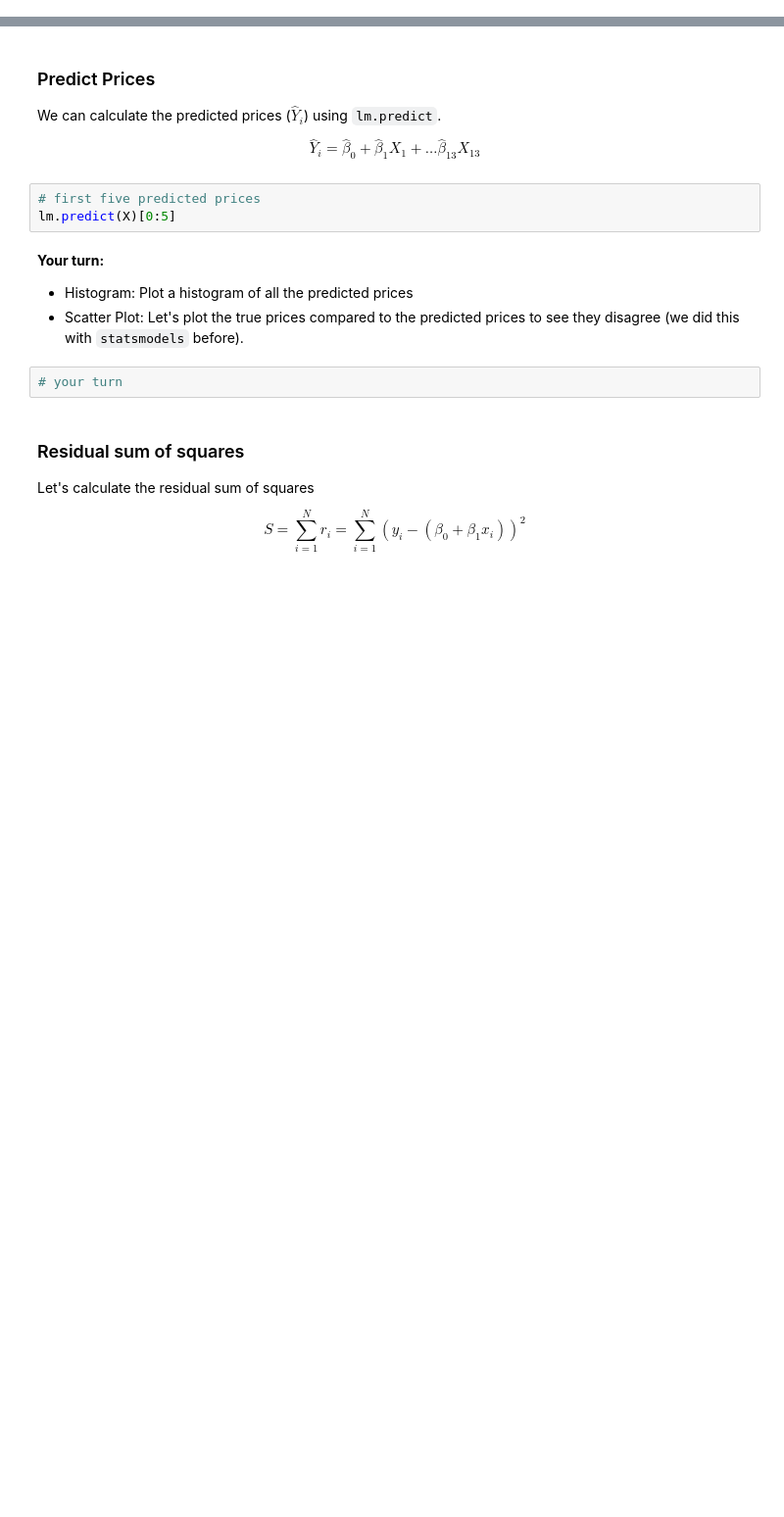
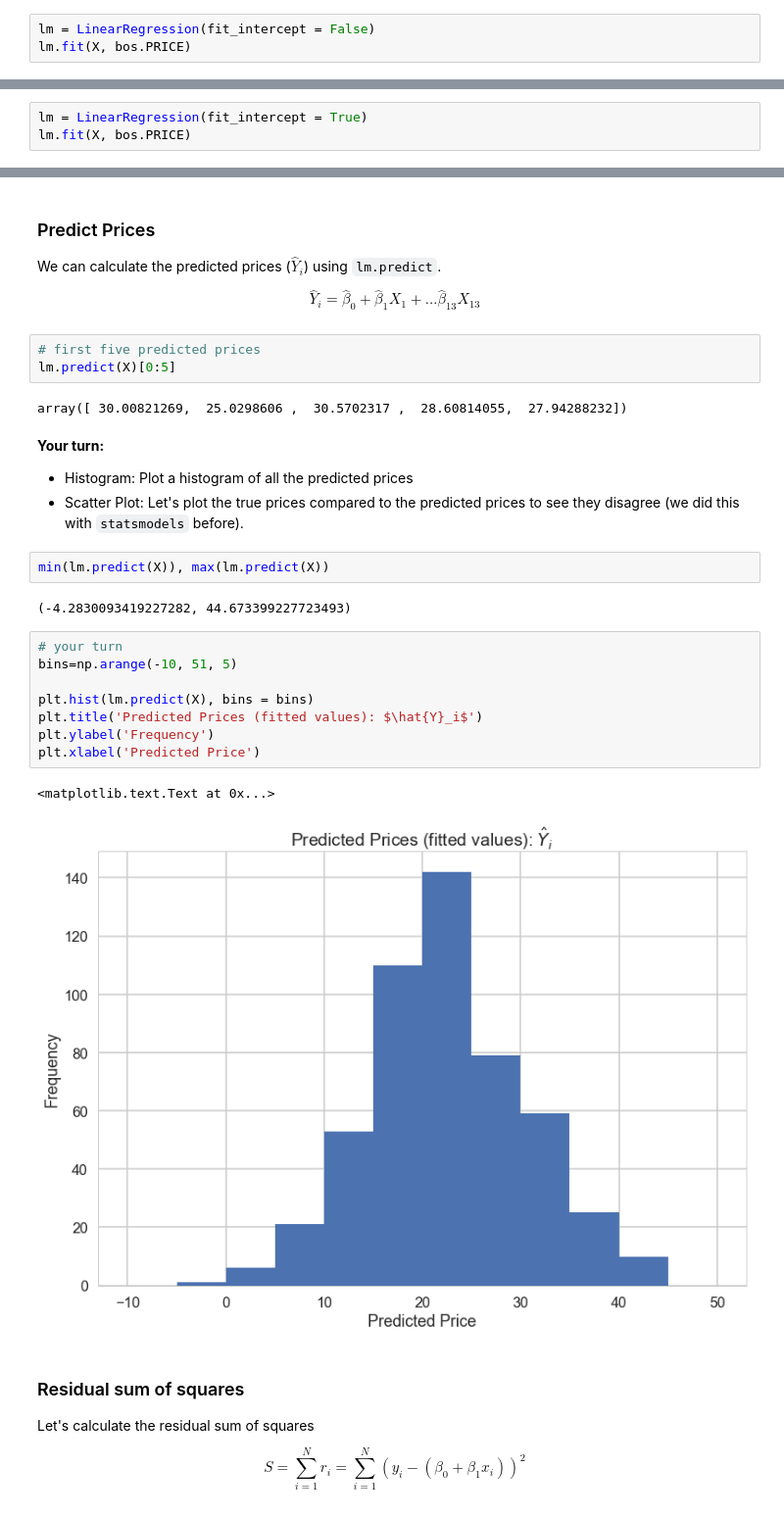
Before and after one commit to AOlden/sb-projects, a Jupyter notebook: linear regression/Mini_Project_Linear_Regression.ipynb, the cells around one changed output, grey strips where cells are left out. Shown at 98% size. Drawn from its saved outputs; the diff is of its cells as text; blank space fills up the shorter version.

```diff
--- a/linear regression/Mini_Project_Linear_Regression.ipynb
+++ b/linear regression/Mini_Project_Linear_Regression.ipynb
@@ -426,2 +461,5 @@ lm.fit(X, bos.PRICE)
 # %% [markdown]
 **Your turn:** How would you change the model to not fit an intercept term? Would you recommend not having an intercept?
+# %%
+lm = LinearRegression(fit_intercept = False)
+lm.fit(X, bos.PRICE)
@@ -427,0 +470,3 @@ lm.fit(X, bos.PRICE)
+# %%
+lm = LinearRegression(fit_intercept = True)
+lm.fit(X, bos.PRICE)
@@ -449,13 +515,28 @@ $$ \hat{Y}_i = \hat{\beta}_0 + \hat{\beta}_1 X_1 + \ldots \hat{\beta}_{13} X_{13
 # %%
 # first five predicted prices
 lm.predict(X)[0:5]
+# %% [output]
+array([ 30.00821269,  25.0298606 ,  30.5702317 ,  28.60814055,  27.94288232])
 # %% [markdown]
 **Your turn:**
 
 * Histogram: Plot a histogram of all the predicted prices
 * Scatter Plot: Let's plot the true prices compared to the predicted prices to see they disagree (we did this with `statsmodels` before).
-# %%
-# your turn
+# %%
+min(lm.predict(X)), max(lm.predict(X))
+# %% [output]
+(-4.2830093419227282, 44.673399227723493)
+# %%
+# your turn
+bins=np.arange(-10, 51, 5)
+
+plt.hist(lm.predict(X), bins = bins)
+plt.title('Predicted Prices (fitted values): $\hat{Y}_i$')
+plt.ylabel('Frequency')
+plt.xlabel('Predicted Price')
+# %% [output]
+<matplotlib.text.Text at 0x...>
+[figure, added]
 # %% [markdown]
 ### Residual sum of squares
 
```
Also changed, not shown: parts of 39 cells of this notebook.
